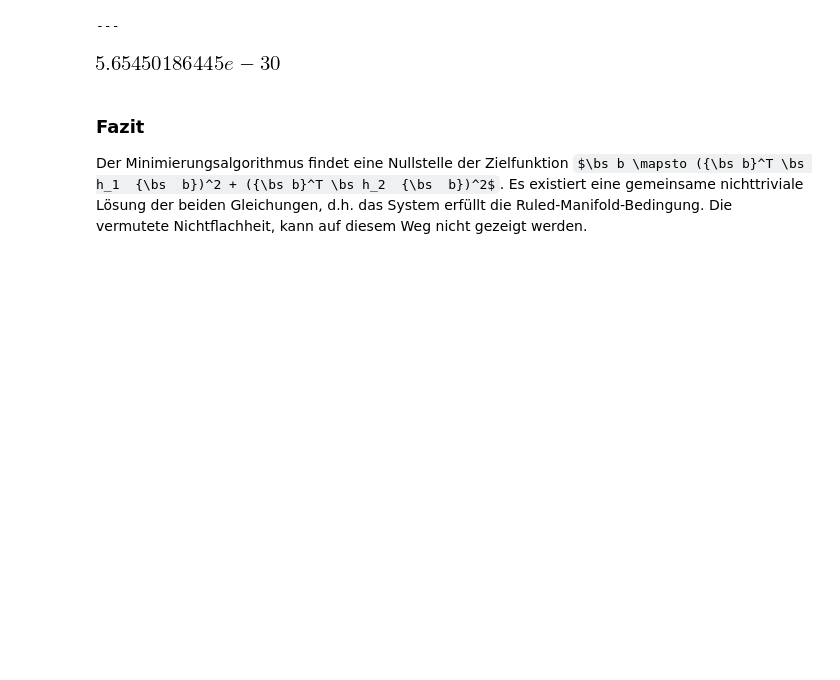
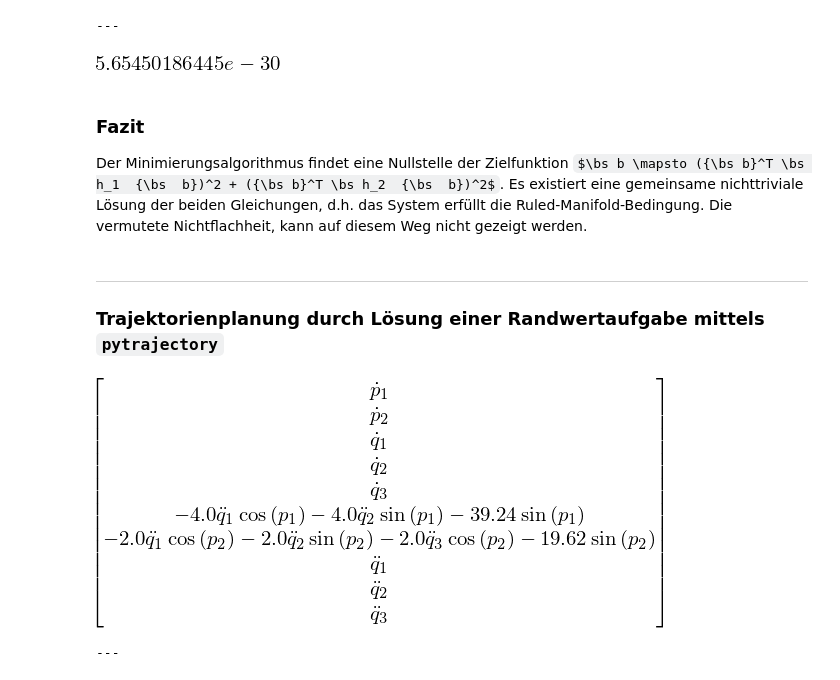
Before and after one commit to cknoll/beispiele, a Jupyter notebook: relevant/planar_verschieb_masse_pendel_akt_masse_pendel.ipynb, the cells around one changed output. Saved outputs shown, nothing was run; the diff lists cells and outputs as text; code cells hidden in the pictures; some formulas as TeX source; blank space fills up the shorter version.

```diff
--- a/relevant/planar_verschieb_masse_pendel_akt_masse_pendel.ipynb
+++ b/relevant/planar_verschieb_masse_pendel_akt_masse_pendel.ipynb
@@ -169,3 +187,7 @@ float(func_expr1.subz(vv, sol))
 ### Fazit
 Der Minimierungsalgorithmus findet eine Nullstelle der Zielfunktion $\bs b \mapsto ({\bs b}^T \bs h_1  {\bs  b})^2 + ({\bs b}^T \bs h_2  {\bs  b})^2$.
 Es existiert eine gemeinsame nichttriviale Lösung der beiden Gleichungen, d.h. das System erfüllt die Ruled-Manifold-Bedingung. Die vermutete Nichtflachheit, kann auf diesem Weg nicht gezeigt werden.
+# %% [markdown]
+---
+
+### Trajektorienplanung durch Lösung einer Randwertaufgabe mittels `pytrajectory`
@@ -171,0 +203,7 @@ Es existiert eine gemeinsame nichttriviale Lösung der beiden Gleichungen, d.h.
+# %%
+parameter_values = [(s3, 0.25), (s4, 0.5), (g, 9.81)]
+# %%
+vector_field = (mod.ff + mod.gg*mod.aa).subs(parameter_values) ##
+# %% [output]
+[figure, added]
+---
```
Also changed, not shown: parts of 27 cells of this notebook, 7 other files.
